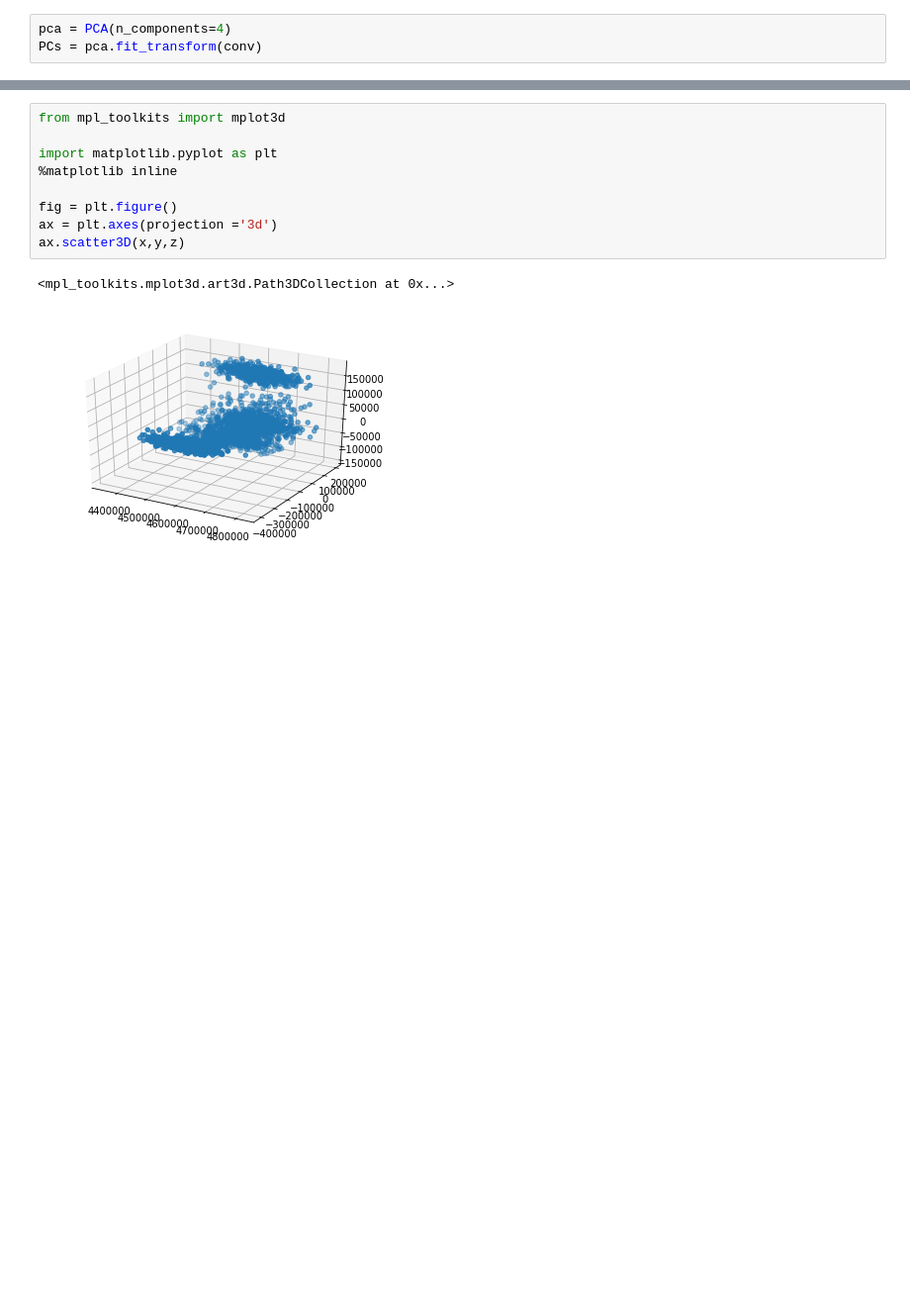
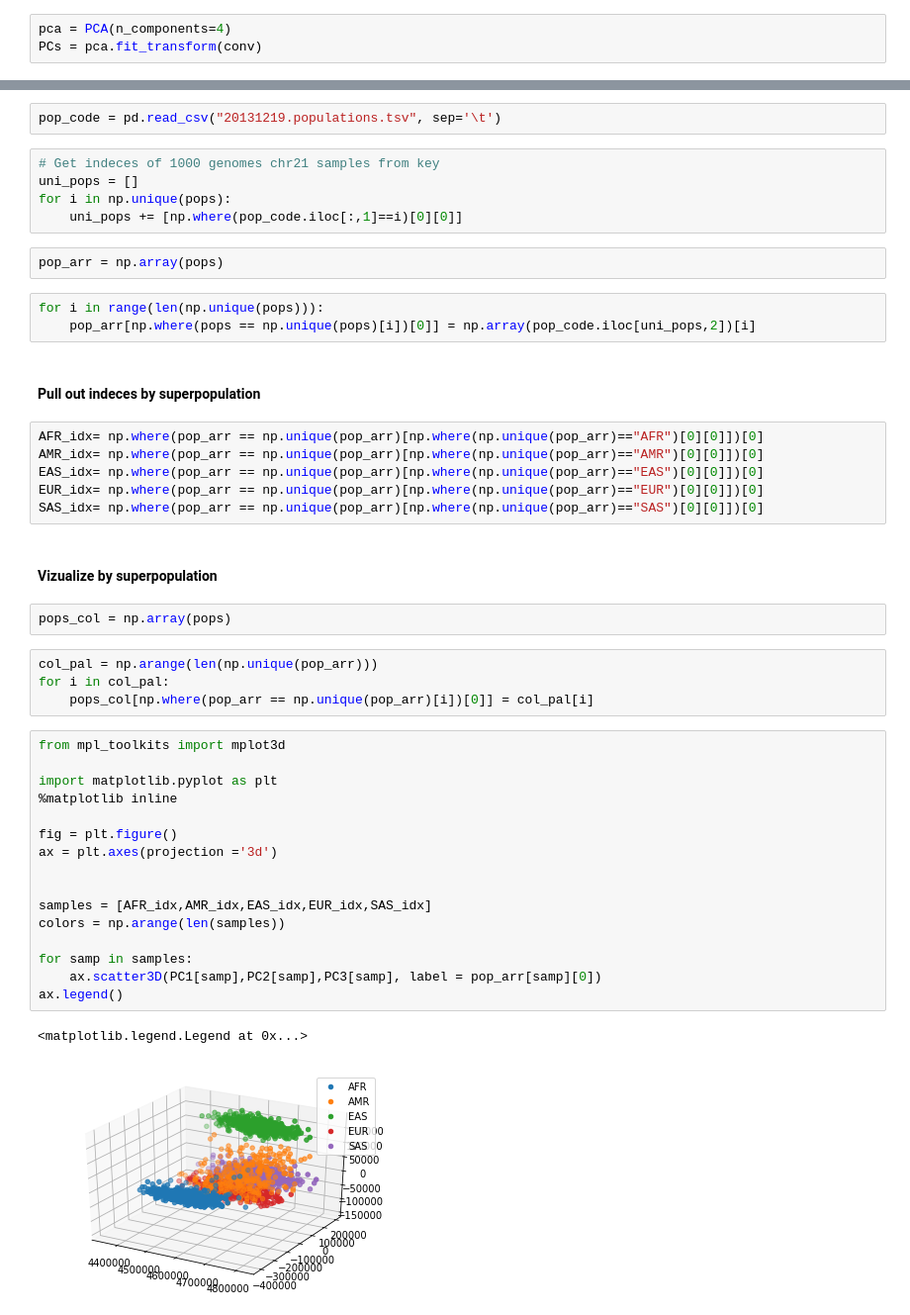
Before and after one commit to chrisporras/1000Genomes-PCA, a Jupyter notebook: 1000Genomes-PCA-Analysis.ipynb, the cells around one changed output, grey strips where cells are left out. Shown at 99% size. Saved outputs shown, nothing was run; the diff lists cells and outputs as text; blank space fills up the shorter version.

Commit message:
updated .ipynb with PCA plots by superpopulation

```diff
--- a/1000Genomes-PCA-Analysis.ipynb
+++ b/1000Genomes-PCA-Analysis.ipynb
@@ -110,12 +118,47 @@ z = conv.T@PCs[:,2]
+# %%
+pop_code = pd.read_csv("20131219.populations.tsv", sep='\t')
+# %%
+# Get indeces of 1000 genomes chr21 samples from key
+uni_pops = []
+for i in np.unique(pops):
+    uni_pops += [np.where(pop_code.iloc[:,1]==i)[0][0]]
+# %%
+pop_arr = np.array(pops)
+# %%
+for i in range(len(np.unique(pops))):
+    pop_arr[np.where(pops == np.unique(pops)[i])[0]] = np.array(pop_code.iloc[uni_pops,2])[i]
+# %% [markdown]
+#### Pull out indeces by superpopulation
+# %%
+AFR_idx= np.where(pop_arr == np.unique(pop_arr)[np.where(np.unique(pop_arr)=="AFR")[0][0]])[0]
+AMR_idx= np.where(pop_arr == np.unique(pop_arr)[np.where(np.unique(pop_arr)=="AMR")[0][0]])[0]
+EAS_idx= np.where(pop_arr == np.unique(pop_arr)[np.where(np.unique(pop_arr)=="EAS")[0][0]])[0]
+EUR_idx= np.where(pop_arr == np.unique(pop_arr)[np.where(np.unique(pop_arr)=="EUR")[0][0]])[0]
+SAS_idx= np.where(pop_arr == np.unique(pop_arr)[np.where(np.unique(pop_arr)=="SAS")[0][0]])[0]
+# %% [markdown]
+#### Vizualize by superpopulation
+# %%
+pops_col = np.array(pops)
+# %%
+col_pal = np.arange(len(np.unique(pop_arr)))
+for i in col_pal:
+    pops_col[np.where(pop_arr == np.unique(pop_arr)[i])[0]] = col_pal[i]
 # %%
 from mpl_toolkits import mplot3d
 
 import matplotlib.pyplot as plt
 %matplotlib inline
 
 fig = plt.figure()
 ax = plt.axes(projection ='3d')
-ax.scatter3D(x,y,z)
+
+
+samples = [AFR_idx,AMR_idx,EAS_idx,EUR_idx,SAS_idx]
+colors = np.arange(len(samples))
+
+for samp in samples:
+    ax.scatter3D(PC1[samp],PC2[samp],PC3[samp], label = pop_arr[samp][0])
+ax.legend()
 # %% [output]
-<mpl_toolkits.mplot3d.art3d.Path3DCollection at 0x...>
+<matplotlib.legend.Legend at 0x...>
-[figure, old version]
+[figure, new version]
```
Also changed, not shown: parts of 30 cells of this notebook, 2 other files.
